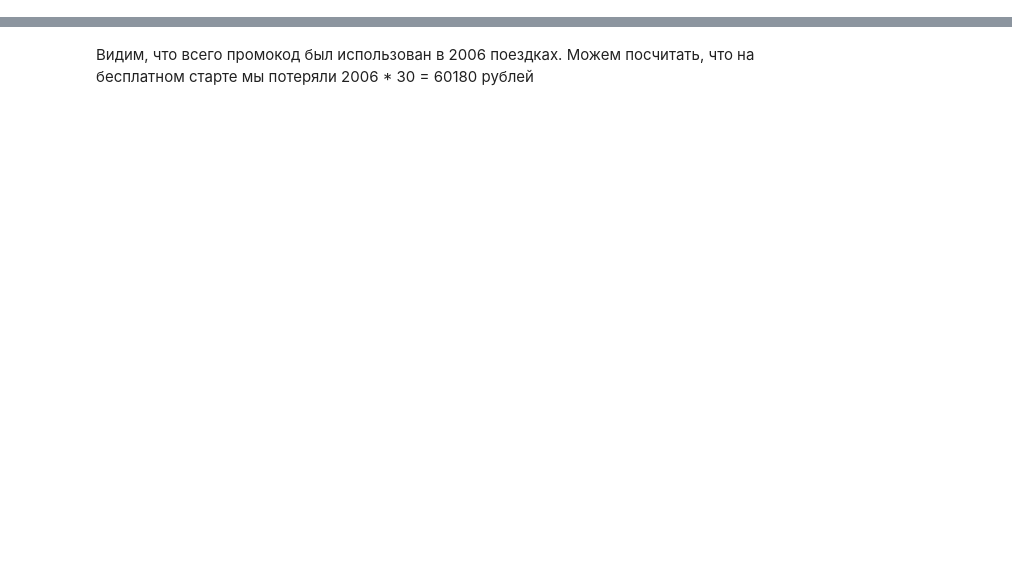
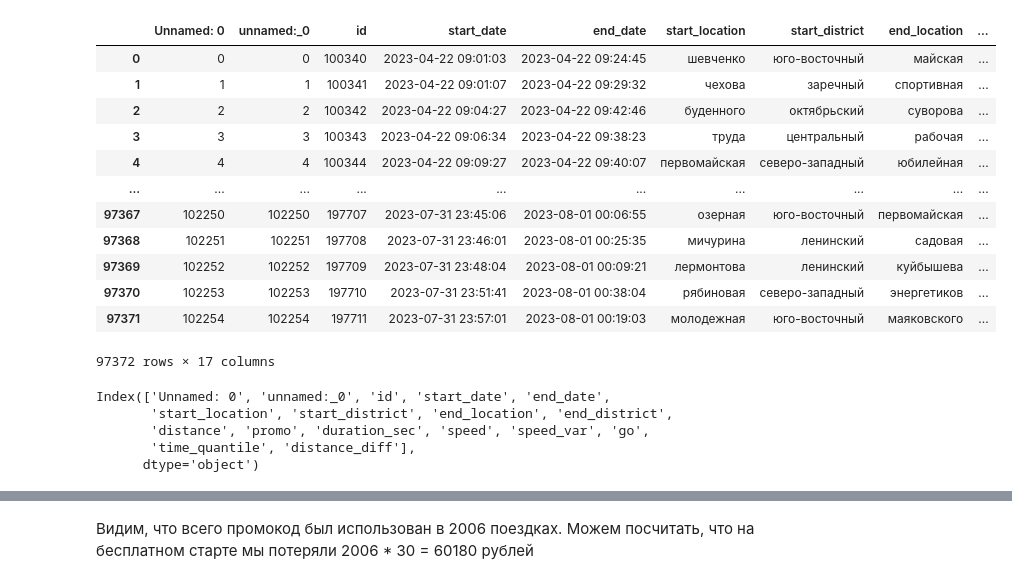
Before and after one commit to alexhronov/analiz_samokatov, a Jupyter notebook: check_promo_payback.ipynb, the cells around one changed output, grey strips where cells are left out. Drawn from its saved outputs; the diff is of its cells as text; code cells hidden in the pictures; blank space fills up the shorter version.

```diff
--- a/check_promo_payback.ipynb
+++ b/check_promo_payback.ipynb
@@ -1,14 +1,37 @@
 # %%
 import pandas as pd
 import datetime as dt
 import seaborn as sns
 import matplotlib.pyplot as plt
 import warnings
-from add_drive_cost import *
+from add_drive_cost import get_cost, get_dur
 
 warnings.filterwarnings("ignore")
 
 
-rd = pd.read_csv('rides_final.csv', sep=',', skipinitialspace=True, encoding='utf-8')
+df = pd.read_csv('rides_final.csv', sep=',', skipinitialspace=True, encoding='utf-8')
+df['end_date'] = df['end_date'].apply(lambda x: x[:19])
+# %% [output]
+|  | Unnamed: 0 | unnamed:_0 | id | start_date | end_date | start_location | start_district | end_location | ... |
+| 0 | 0 | 0 | 100340 | 2023-04-22 09:01:03 | 2023-04-22 09:24:45 | шевченко | юго-восточный | майская | ... |
+| 1 | 1 | 1 | 100341 | 2023-04-22 09:01:07 | 2023-04-22 09:29:32 | чехова | заречный | спортивная | ... |
+| 2 | 2 | 2 | 100342 | 2023-04-22 09:04:27 | 2023-04-22 09:42:46 | буденного | октябрьский | суворова | ... |
+| 3 | 3 | 3 | 100343 | 2023-04-22 09:06:34 | 2023-04-22 09:38:23 | труда | центральный | рабочая | ... |
+| 4 | 4 | 4 | 100344 | 2023-04-22 09:09:27 | 2023-04-22 09:40:07 | первомайская | северо-западный | юбилейная | ... |
+| ... | ... | ... | ... | ... | ... | ... | ... | ... | ... |
+| 97367 | 102250 | 102250 | 197707 | 2023-07-31 23:45:06 | 2023-08-01 00:06:55 | озерная | юго-восточный | первомайская | ... |
+| 97368 | 102251 | 102251 | 197708 | 2023-07-31 23:46:01 | 2023-08-01 00:25:35 | мичурина | ленинский | садовая | ... |
+| 97369 | 102252 | 102252 | 197709 | 2023-07-31 23:48:04 | 2023-08-01 00:09:21 | лермонтова | ленинский | куйбышева | ... |
+| 97370 | 102253 | 102253 | 197710 | 2023-07-31 23:51:41 | 2023-08-01 00:38:04 | рябиновая | северо-западный | энергетиков | ... |
+| 97371 | 102254 | 102254 | 197711 | 2023-07-31 23:57:01 | 2023-08-01 00:19:03 | молодежная | юго-восточный | маяковского | ... |
+97372 rows × 17 columns
+# %%
+df.columns
+# %% [output]
+Index(['Unnamed: 0', 'unnamed:_0', 'id', 'start_date', 'end_date',
+       'start_location', 'start_district', 'end_location', 'end_district',
+       'distance', 'promo', 'duration_sec', 'speed', 'speed_var', 'go',
+       'time_quantile', 'distance_diff'],
+      dtype='object')
 # %%
 df['drive_dur'] = df.apply(lambda row: get_dur(*row[['start_date', 'end_date']]), axis=1)
```
Also changed, not shown: parts of 6 cells of this notebook.
